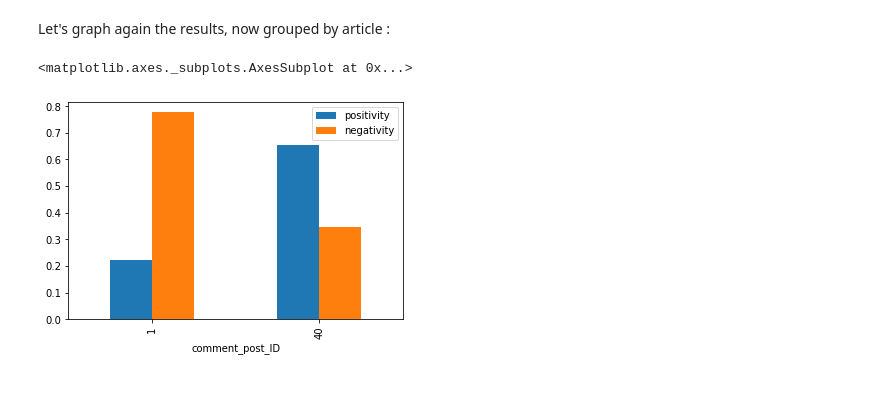
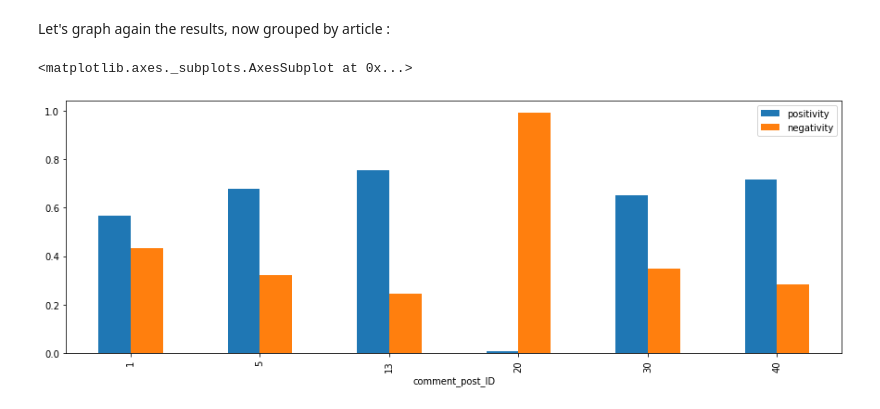
Before and after one commit to baaastijn/notebooks, a Jupyter notebook: machine-learning/wordpress-analyze-sentiments.ipynb, the cells around one changed output. Drawn from its saved outputs; the diff is of its cells as text; code cells hidden in the pictures.

```diff
--- a/machine-learning/wordpress-analyze-sentiments.ipynb
+++ b/machine-learning/wordpress-analyze-sentiments.ipynb
@@ -58,5 +62,5 @@ We will use this information ater to regroup comment by post
 # %%
-comments = pd.read_csv('wordpress.comments.csv', delimiter = ',')
+comments = pd.read_csv('wordpress.comments.sample.FR.csv', delimiter = ',')
 
 comments.sample(5)
 # %% [output]
@@ -165,8 +199,8 @@ comment_post_ID
 # %% [markdown]
 Let's graph again the results, now grouped by article :
 # %%
-commentsGrouped.plot(y=['positivity','negativity'], kind = 'bar')
+commentsGrouped.plot(y=['positivity','negativity'], kind = 'bar', figsize=(15,5))
 # %% [output]
 <matplotlib.axes._subplots.AxesSubplot at 0x...>
-[figure, old version]
+[figure, new version]
 # %% [markdown]
```
Also changed, not shown: parts of 18 cells of this notebook.
